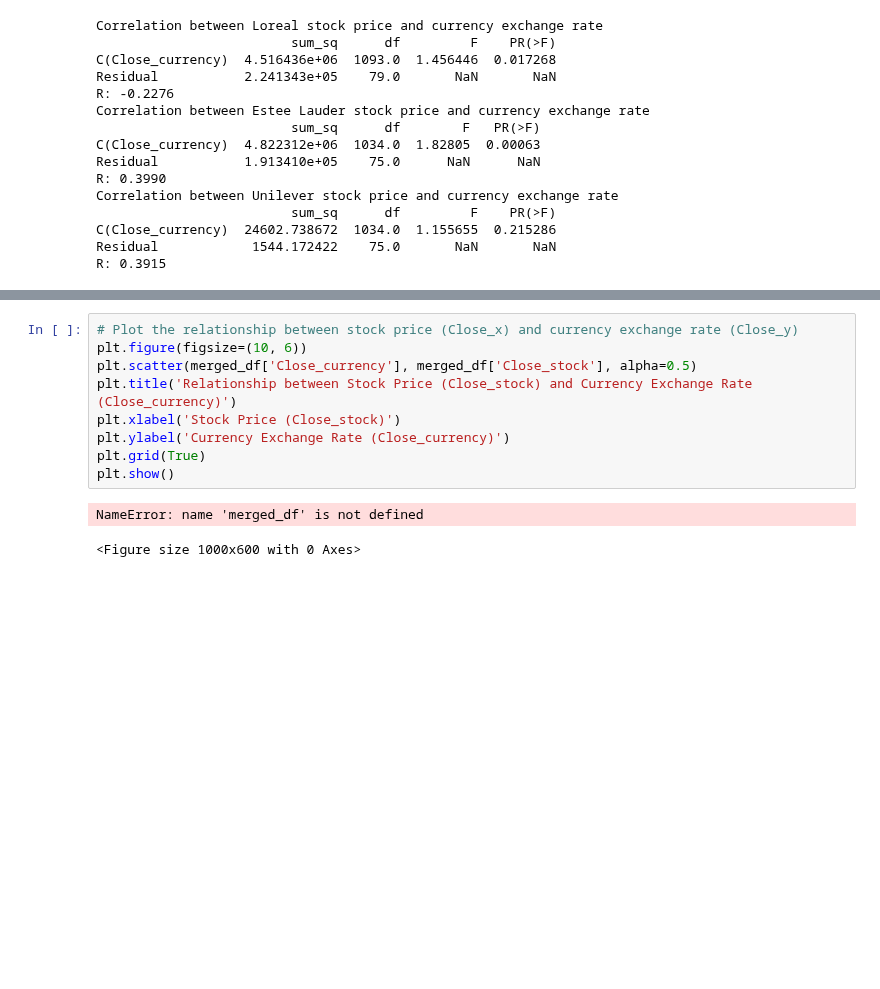
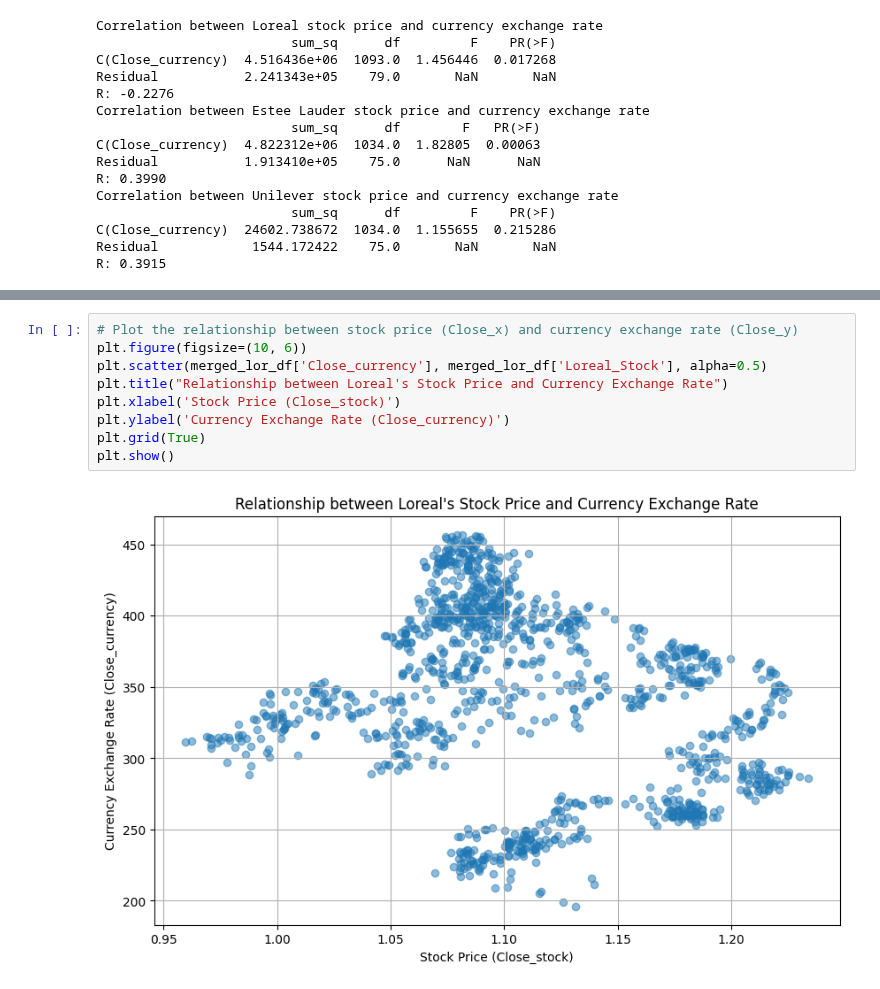
Before and after one commit to Ailey-Prmil/Statistics-Analysis-Project, a Jupyter notebook: Inferential Statistics/Corre_Stock_Currency.ipynb, the cells around one changed output, grey strips where cells are left out. Saved outputs shown, nothing was run; the diff lists cells and outputs as text; blank space fills up the shorter version.

```diff
--- a/Inferential Statistics/Corre_Stock_Currency.ipynb
+++ b/Inferential Statistics/Corre_Stock_Currency.ipynb
@@ -117,15 +131,14 @@ R: 0.3915
 # %%
 # Plot the relationship between stock price (Close_x) and currency exchange rate (Close_y)
 plt.figure(figsize=(10, 6))
-plt.scatter(merged_df['Close_currency'], merged_df['Close_stock'], alpha=0.5)
-plt.title('Relationship between Stock Price (Close_stock) and Currency Exchange Rate (Close_currency)')
+plt.scatter(merged_lor_df['Close_currency'], merged_lor_df['Loreal_Stock'], alpha=0.5)
+plt.title("Relationship between Loreal's Stock Price and Currency Exchange Rate")
 plt.xlabel('Stock Price (Close_stock)')
 plt.ylabel('Currency Exchange Rate (Close_currency)')
 plt.grid(True)
 plt.show()
 # %% [output]
-NameError: name 'merged_df' is not defined
-<Figure size 1000x600 with 0 Axes>
+[figure, added]
 # %%
 # K-Means
 
```
Also changed, not shown: parts of 3 cells of this notebook.
